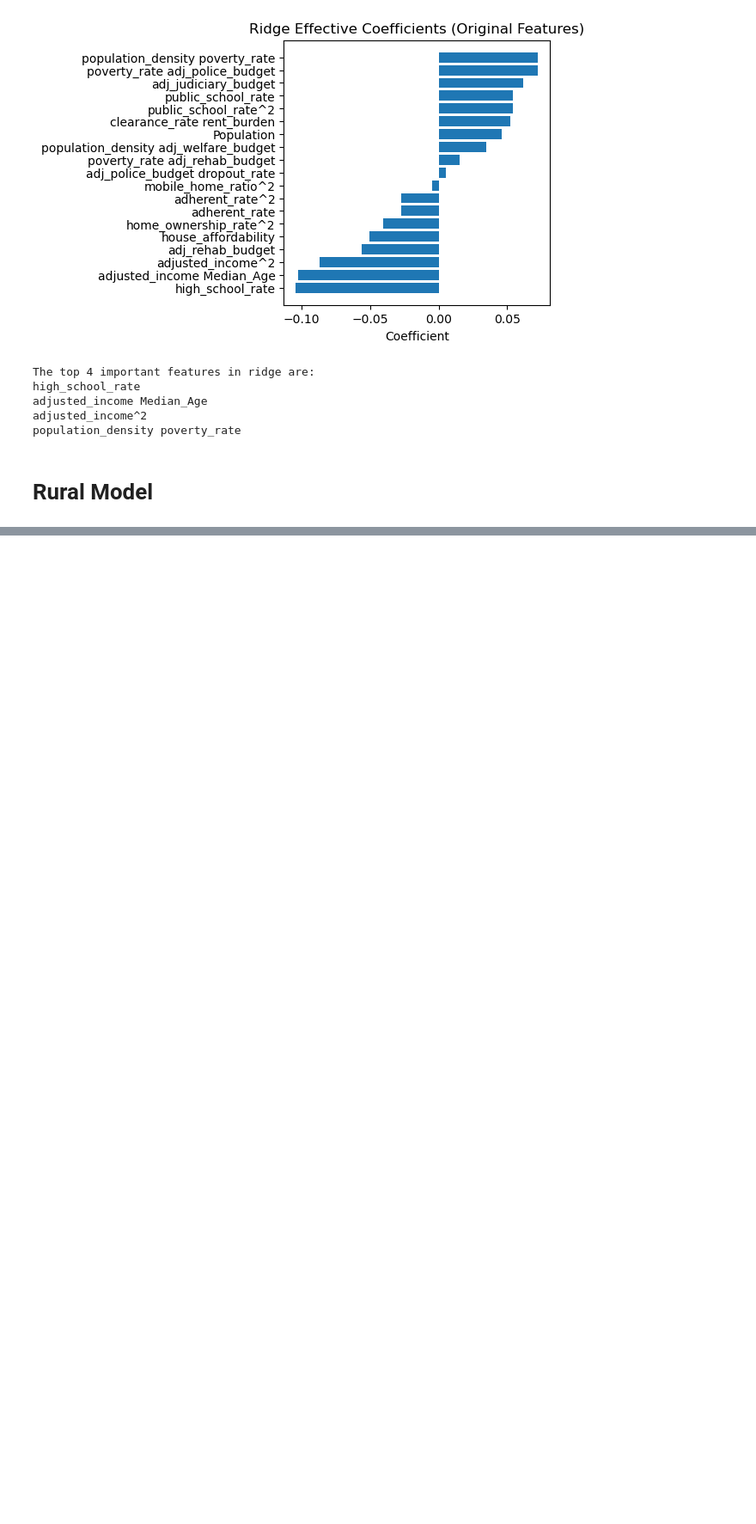
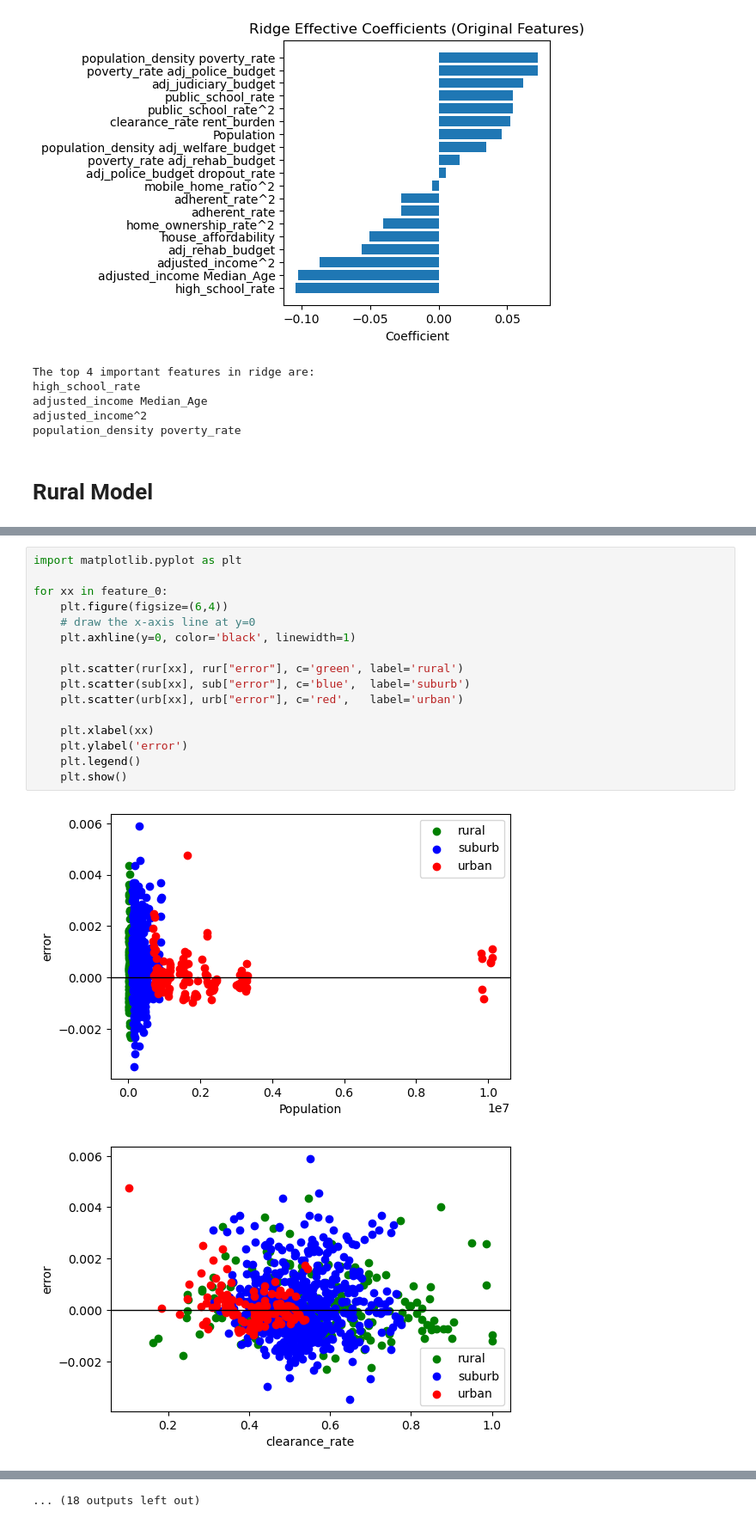
Before and after one commit to git-loa/CrimePatternsProject, a Jupyter notebook: Final/Model.ipynb, the cells around one changed output, grey strips where cells are left out. Shown at 86% size. Cells and saved outputs as stored; diff of their text form; blank space fills up the shorter version.

```diff
--- a/Final/Model.ipynb
+++ b/Final/Model.ipynb
@@ -1157,0 +1345,19 @@ poverty_rate Number_of_Persons_per_HseHld
+# %%
+import matplotlib.pyplot as plt
+
+for xx in feature_0:
+    plt.figure(figsize=(6,4))
+    # draw the x‑axis line at y=0
+    plt.axhline(y=0, color='black', linewidth=1)
+
+    plt.scatter(rur[xx], rur["error"], c='green', label='rural')
+    plt.scatter(sub[xx], sub["error"], c='blue',  label='suburb')
+    plt.scatter(urb[xx], urb["error"], c='red',   label='urban')
+
+    plt.xlabel(xx)
+    plt.ylabel('error')
+    plt.legend()
+    plt.show()
+# %% [output]
+[figure, added]
+[figure, added]
@@ -1157,0 +1374 @@ poverty_rate Number_of_Persons_per_HseHld
+... (18 outputs left out)
```
Also changed, not shown: parts of 15 cells of this notebook, 1 other file.
